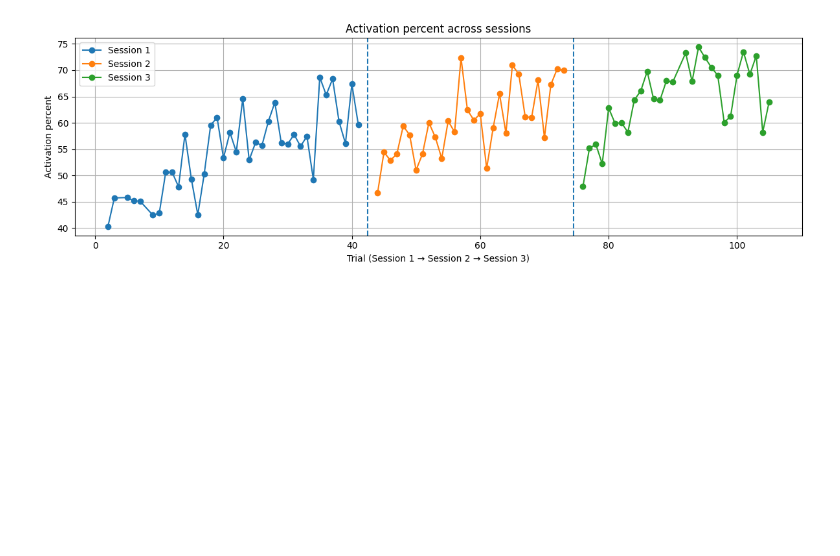
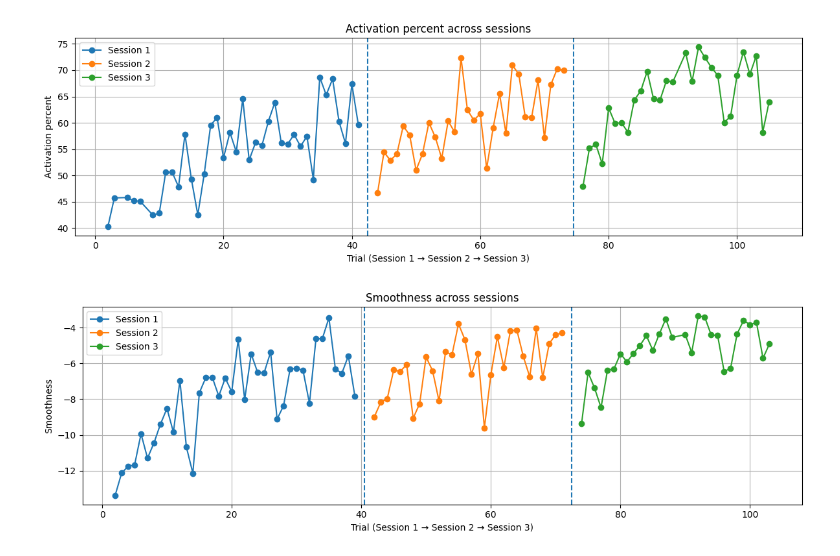
Before and after one commit to KylerHong/Morpheus_Haptic_Sleeve, a Jupyter notebook: Segmented.ipynb, the cells around one changed output. Cells and saved outputs as stored; diff of their text form; code cells hidden in the pictures; blank space fills up the shorter version.

```diff
--- a/Segmented.ipynb
+++ b/Segmented.ipynb
@@ -1178,3 +1519,54 @@ plt.tight_layout()
 plt.show()
 # %% [output]
 [figure]
+# %%
+# Varialbe related to movement activation
+# print(trial_metrics[[
+#     "trial", "completion_time", "activation_percent",
+#     "longest_moving_time", "longest_moving_percent",
+#     "longest_idle_time", "longest_idle_percent",
+#     "n_samples", "note", "source_file"
+# ]].to_string(index=False))
+
+smoothness  = smoothness.sort_values("trial").copy()
+smoothness2 = smoothness2.sort_values("trial").copy()
+smoothness3 = smoothness3.sort_values("trial").copy()
+# 1) Build "global trial index" with a visible gap
+gap = 3  # how many empty trial units you want between sessions
+
+x1 = smoothness["trial"].to_numpy()
+y1 = smoothness["smoothness"].to_numpy()
+
+end1 = np.nanmax(x1)  # last trial number in session 1
+
+x2 = smoothness2["trial"].to_numpy()
+y2 = smoothness2["smoothness"].to_numpy()
+
+# shift session 2 to start after session 1 (+gap)
+x2_shift = x2 + end1 + gap
+
+x3 = smoothness3["trial"].to_numpy()
+y3 = smoothness3["smoothness"].to_numpy()
+
+end2 = np.nanmax(x2_shift)
+x3_shift = x3 + end2 + gap
+
+# 2) Plot
+plt.figure(figsize=(12,4))
+plt.plot(x1, y1, marker="o", label="Session 1")
+plt.plot(x2_shift, y2, marker="o", label="Session 2")
+plt.plot(x3_shift, y3, marker="o", label="Session 3")
+
+# 3) Visual boundary marker + label
+boundary_x = end1 + gap/2
+plt.axvline(end1 + gap/2, linestyle="--")
+plt.axvline(end2 + gap/2, linestyle="--")
+plt.xlabel("Trial (Session 1 → Session 2 → Session 3)")
+plt.ylabel("Smoothness")
+plt.title("Smoothness across sessions")
+plt.grid(True)
+plt.legend()
+plt.tight_layout()
+plt.show()
+# %% [output]
+[figure, added]
```
Also changed, not shown: parts of 10 cells of this notebook.
